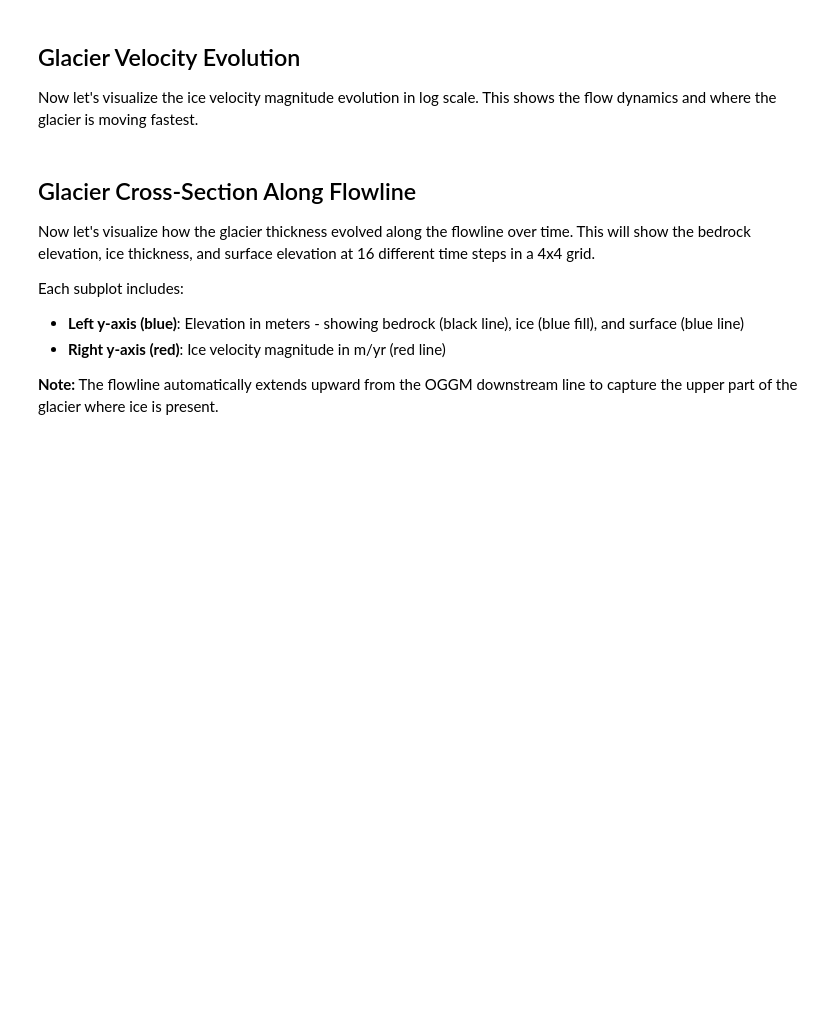
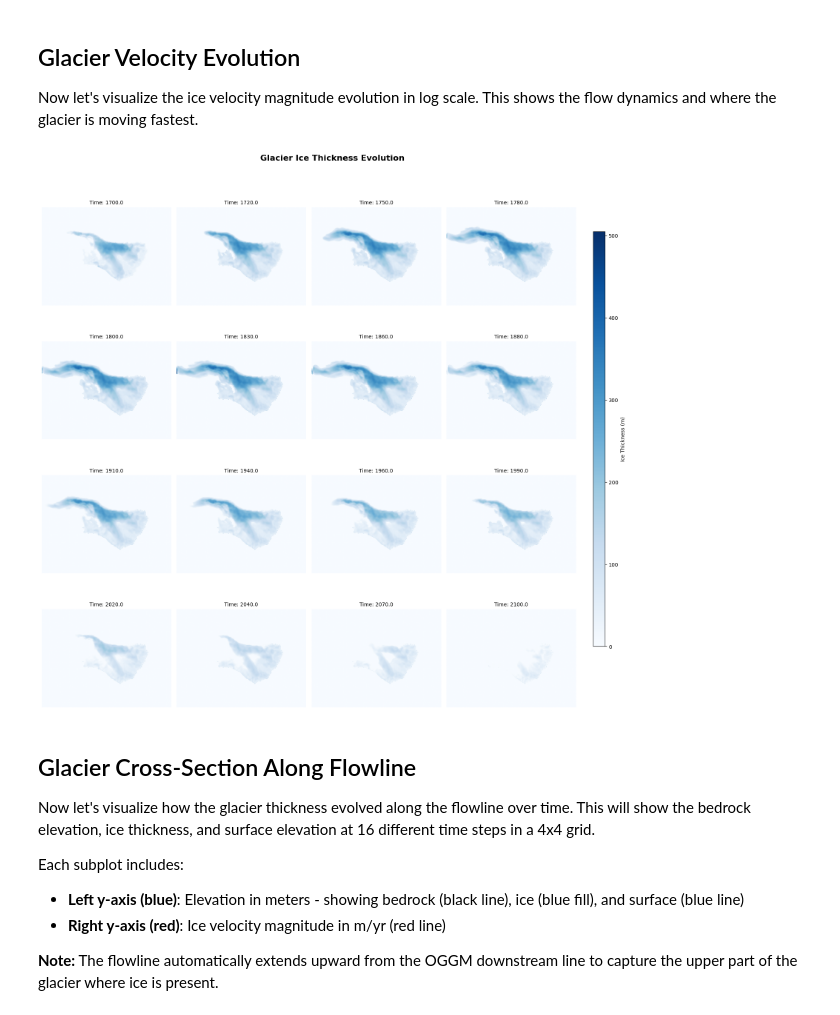
Before and after one commit to leajag/2024_Intro_Python, a Jupyter notebook: 03_notebook/my_glacier.ipynb, the cells around one changed output. Cells and saved outputs as stored; diff of their text form; code cells hidden in the pictures; blank space fills up the shorter version.

```diff
--- a/03_notebook/my_glacier.ipynb
+++ b/03_notebook/my_glacier.ipynb
@@ -265,18 +245,20 @@ Now let's visualize the ice velocity magnitude evolution in log scale. This show
 # %%
 import importlib
 import helper
 importlib.reload(helper)
 from helper import *
 import glob
 
 # Find all output files
 A = glob.glob('outputs/*/*/output.nc')
 
 if A:
-  animate_glacier_evolution("outputs/2025-11-26/08-38-39/output.nc")
+  animate_glacier_evolution("outputs/2025-11-28/16-11-04/output.nc")
 
 else:
     print("No output.nc files found. Please run the model first.")
+# %% [output]
+[figure, added]
 # %% [markdown]
 ## Glacier Cross-Section Along Flowline
 
```
Also changed, not shown: parts of 7 cells of this notebook.
